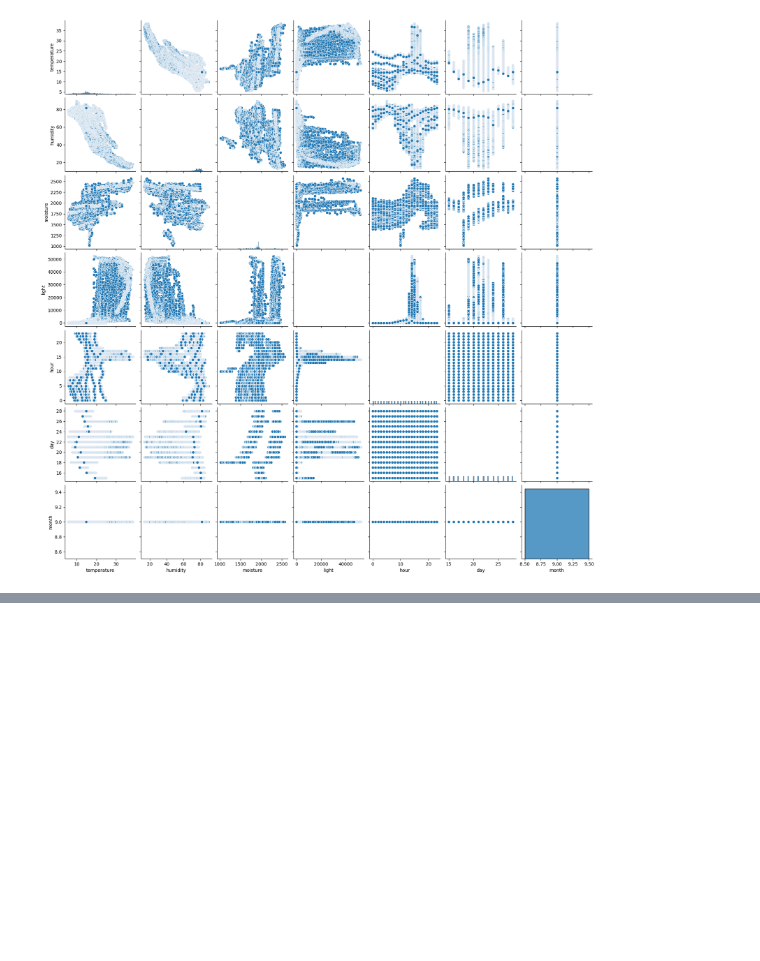
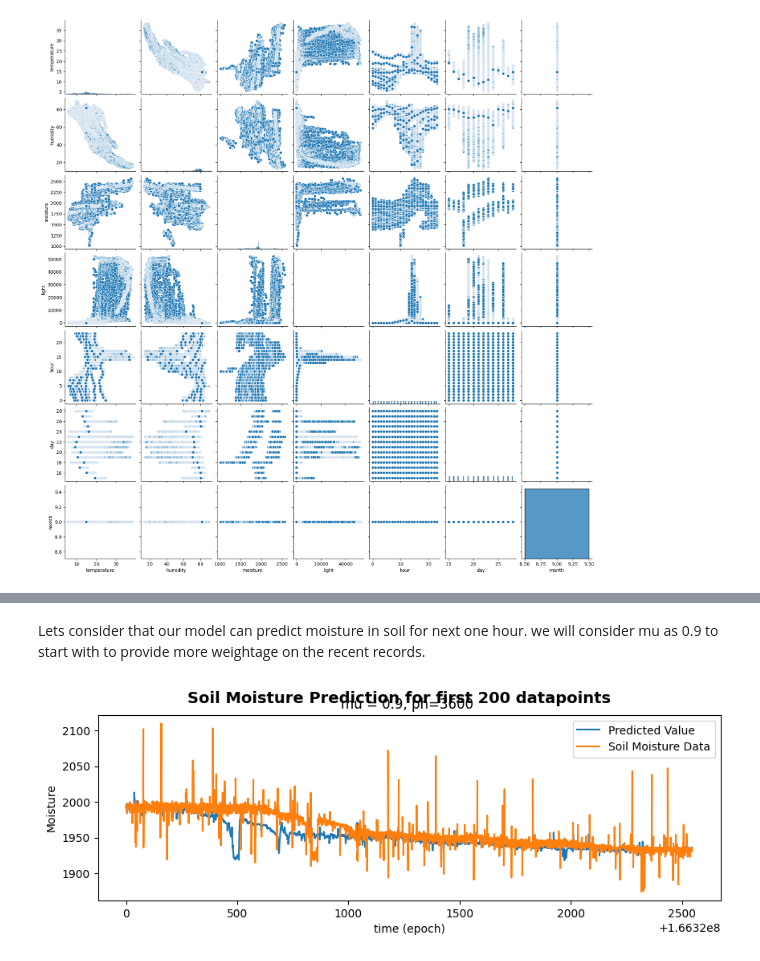
Before and after one commit to santausd/plant_health_assessment_model, a Jupyter notebook: AAI_530_A1_Group_1_IoT_Based_Crop_Monitoring_and_Health_Assessment.ipynb, the cells around one changed output, grey strips where cells are left out. Cells and saved outputs as stored; diff of their text form; code cells hidden in the pictures; blank space fills up the shorter version.

```diff
--- a/AAI_530_A1_Group_1_IoT_Based_Crop_Monitoring_and_Health_Assessment.ipynb
+++ b/AAI_530_A1_Group_1_IoT_Based_Crop_Monitoring_and_Health_Assessment.ipynb
@@ -513,0 +549,8 @@ plt.show()
+# %%
+sensor_wo_mp_df['diff'].fillna(pd.Timedelta(seconds=0), inplace=True)
+sensor_wo_mp_df['diff'] = pd.to_timedelta(sensor_wo_mp_df['diff'])
+
+sensor_wo_mp_df['diff_sec'] = sensor_wo_mp_df['diff'].dt.total_seconds().astype(int)
+freq_ingestion = math.ceil(sensor_wo_mp_df['diff_sec'].mean())
+
+print("Frequency of the data ingestion is every %d sec"%(freq_ingestion))
@@ -513,0 +561,5 @@ plt.show()
+# %%
+#convert datetime to epoch/unix time
+sensor_wo_mp_df['epoch_time'] = pd.to_datetime(sensor_wo_mp_df['msmt_taken_time']).astype(np.int64)/(10**10)
+sensor_wo_mp_df['epoch_time'] = sensor_wo_mp_df['epoch_time'].astype(int)
+sensor_wo_mp_df['epoch_time'].count()
@@ -513,0 +570,16 @@ plt.show()
+# %% [markdown]
+Lets consider that our model can predict moisture in soil for next one hour. we will consider mu as 0.9 to start with to provide more weightage on the recent records.
+# %%
+ts = pd.DataFrame(sensor_wo_mp_df.epoch_time)
+ys = pd.DataFrame(sensor_wo_mp_df.moisture)
+
+ph = 60*60 #Converted Minutes to seconds since the frequency
+ph_index = math.ceil(ph/freq_ingestion)
+mu = 0.9
+
+#let's limit the number of samples in our model to 5000 just for speed
+n_s = 50000
+
+# Arrays to hold predicted values
+tp_pred = np.zeros(n_s-1)
+yp_pred = np.zeros(n_s-1)
@@ -513,0 +617,11 @@ plt.show()
+# %%
+def visualise_results(startpoint, lastpoint , ts, ys, tp_pred, yp_pred, data_points='for first 200 datapoints'):
+  fig, ax = plt.subplots(figsize=(10,3))
+  title = 'Soil Moisture Prediction %s' %(data_points)
+  fig.suptitle(title, fontsize=14, fontweight='bold')
+  ax.set_title('mu = %g, ph=%g ' %(mu, ph))
+  ax.plot(tp_pred[startpoint:lastpoint], yp_pred[startpoint:lastpoint], label='Predicted Value')
+  ax.plot(ts.iloc[startpoint:lastpoint,0], ys.iloc[startpoint:lastpoint,0], label='Soil Moisture Data')
+  ax.set_xlabel('time (epoch)')
+  ax.set_ylabel('Moisture')
+  ax.legend()
@@ -513,0 +630,7 @@ plt.show()
+# %%
+#Plot first 200 data points/predictions
+startpoint = 0
+lastpoint = 5000
+visualise_results(startpoint, lastpoint, ts, ys, tp_pred, yp_pred, 'for first 200 datapoints')
+# %% [output]
+[figure, added]
```
Also changed, not shown: parts of 18 cells of this notebook.
